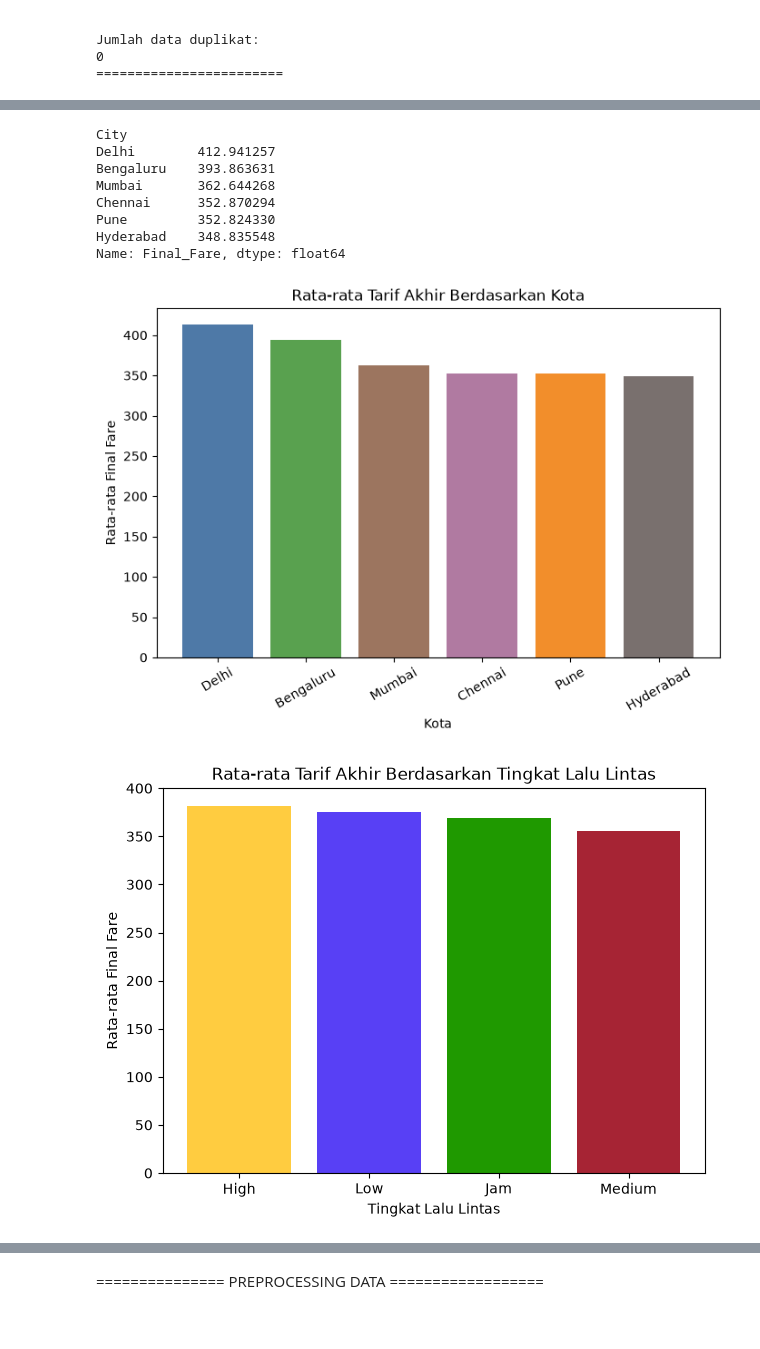
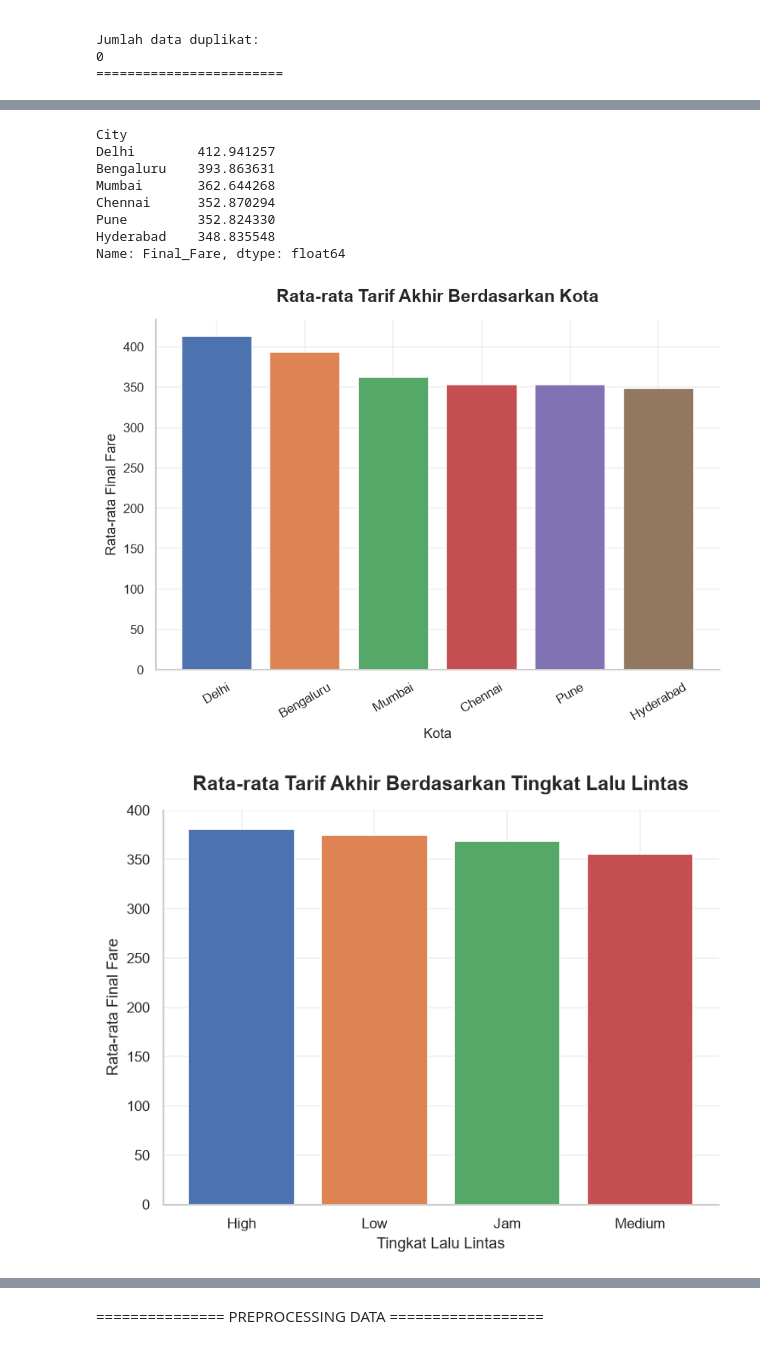
Before and after one commit to Stevienn/Tugas-ASG-1-Code, a Jupyter notebook: CabFarePrediction.ipynb, the cells around one changed output, grey strips where cells are left out. Saved outputs shown, nothing was run; the diff lists cells and outputs as text; code cells hidden in the pictures.

```diff
--- a/CabFarePrediction.ipynb
+++ b/CabFarePrediction.ipynb
@@ -26,4 +23,35 @@ Requirement already satisfied: six>=1.5 in c:\users\steven\appdata\roaming\pytho
 [notice] To update, run: python.exe -m pip install --upgrade pip
+# %%
+import matplotlib.pyplot as plt
+import seaborn as sns
+
+# ==============================
+# GLOBAL VISUALIZATION THEME
+# ==============================
+
+sns.set_theme(
+    style="whitegrid",
+    context="notebook",
+    palette="deep",
+    font="sans-serif",
+    font_scale=1.0
+)
+
+plt.rcParams.update({
+    "figure.figsize": (9, 5),
+    "figure.dpi": 120,
+    "savefig.dpi": 300,
+    "axes.titlesize": 14,
+    "axes.titleweight": "bold",
+    "axes.labelsize": 11,
+    "xtick.labelsize": 10,
+    "ytick.labelsize": 10,
+    "legend.fontsize": 10,
+    "axes.spines.top": False,
+    "axes.spines.right": False,
+    "grid.alpha": 0.3,
+    "axes.titlepad": 14
+})
 # %%
 import pandas as pd
 
@@ -116,14 +144,20 @@ print(city_mean)
 
 plt.figure(figsize=(8, 5))
 
-colors = [
-    "#4E79A7",
-    "#59A14F",
-    "#9C755F",
-    "#B07AA1",
-    "#F28E2B",
-    "#79706E"
-]
+# colors = [
+#     "#4E79A7",
+#     "#59A14F",
+#     "#9C755F",
+#     "#B07AA1",
+#     "#F28E2B",
+#     "#79706E"
+# ]
+
+colors = sns.color_palette(
+    "deep",
+    # n_colors=len(validation_baseline)
+)
+
 
 plt.bar(city_mean.index, city_mean.values, color=colors)
 
@@ -142,29 +176,35 @@ Chennai      352.870294
 Pune         352.824330
 Hyderabad    348.835548
 Name: Final_Fare, dtype: float64
-[figure, old version]
+[figure, new version]
 # %%
 # ============ Rata-rata Tarif Akhir Berdasarkan Tingkat Lalu Lintas ===========
 
 traffic_mean = (
     df.groupby("Traffic_Level")["Final_Fare"]
     .mean()
     .sort_values(ascending=False)
 )
 
 plt.figure(figsize=(7, 5))
 
-colors = ["#ffcc40", "#5840f5", "#1f9900", "#a62434"]
+# colors = ["#ffcc40", "#5840f5", "#1f9900", "#a62434"]
+
+colors = sns.color_palette(
+    "deep",
+    # n_colors=len(validation_baseline)
+)
+
 
 plt.bar(traffic_mean.index, traffic_mean.values, color=colors)
 
 plt.title("Rata-rata Tarif Akhir Berdasarkan Tingkat Lalu Lintas")
 plt.xlabel("Tingkat Lalu Lintas")
 plt.ylabel("Rata-rata Final Fare")
 
 plt.show()
 # %% [output]
-[figure, old version]
+[figure, new version]
 # %%
 plt.figure(figsize=(8, 5))
 
```
Also changed, not shown: parts of 28 cells of this notebook, 16 other files.
